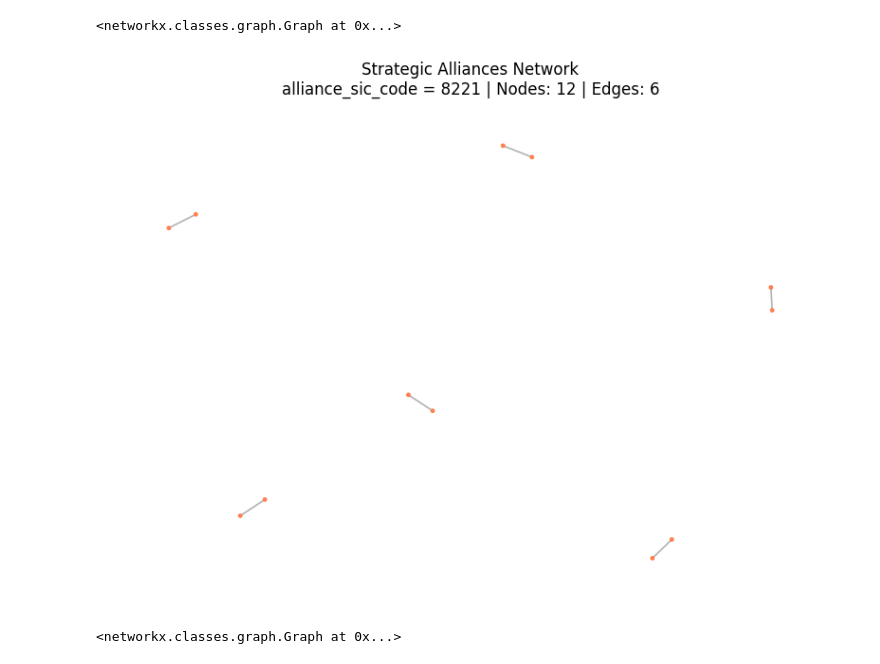
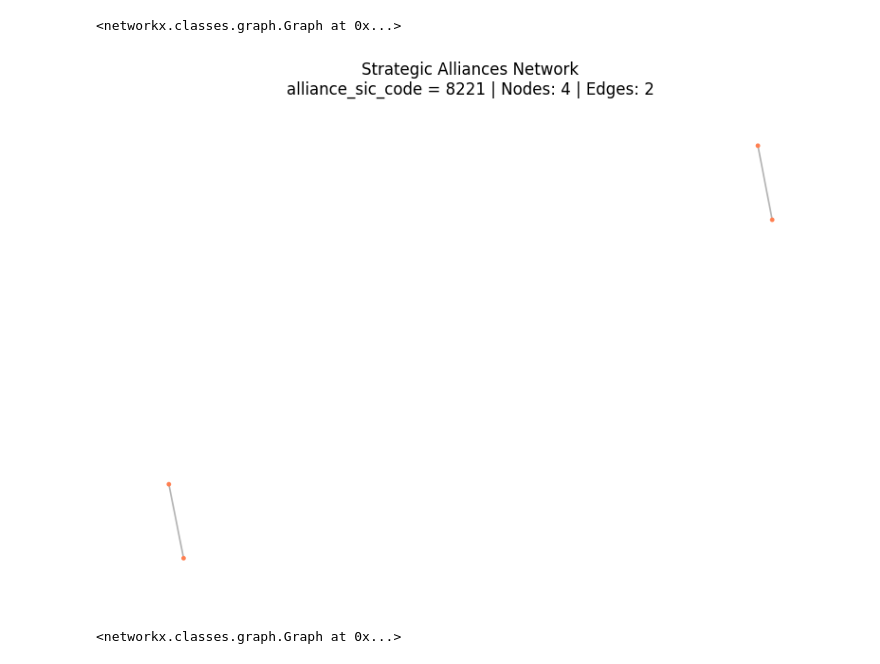
Before and after one commit to skyrimer/business-insights-and-networks, a Jupyter notebook: notebooks/test.ipynb, the cells around one changed output. Cells and saved outputs as stored; diff of their text form; code cells hidden in the pictures.

```diff
--- a/notebooks/test.ipynb
+++ b/notebooks/test.ipynb
@@ -617,7 +617,7 @@ plot_alliance_network_for_code(sdc_filt.query("continent == 'Asia'"), alliance_s
 [figure]
 <networkx.classes.graph.Graph at 0x...>
 # %%
-plot_alliance_network_for_code(sdc_filt.query("continent == 'America'"), alliance_sic_code=8221)
+plot_alliance_network_for_code(sdc_filt.query("continent == 'Asia'"), alliance_sic_code=8221)
 # %% [output]
-[figure, old version]
+[figure, new version]
 <networkx.classes.graph.Graph at 0x...>
```
